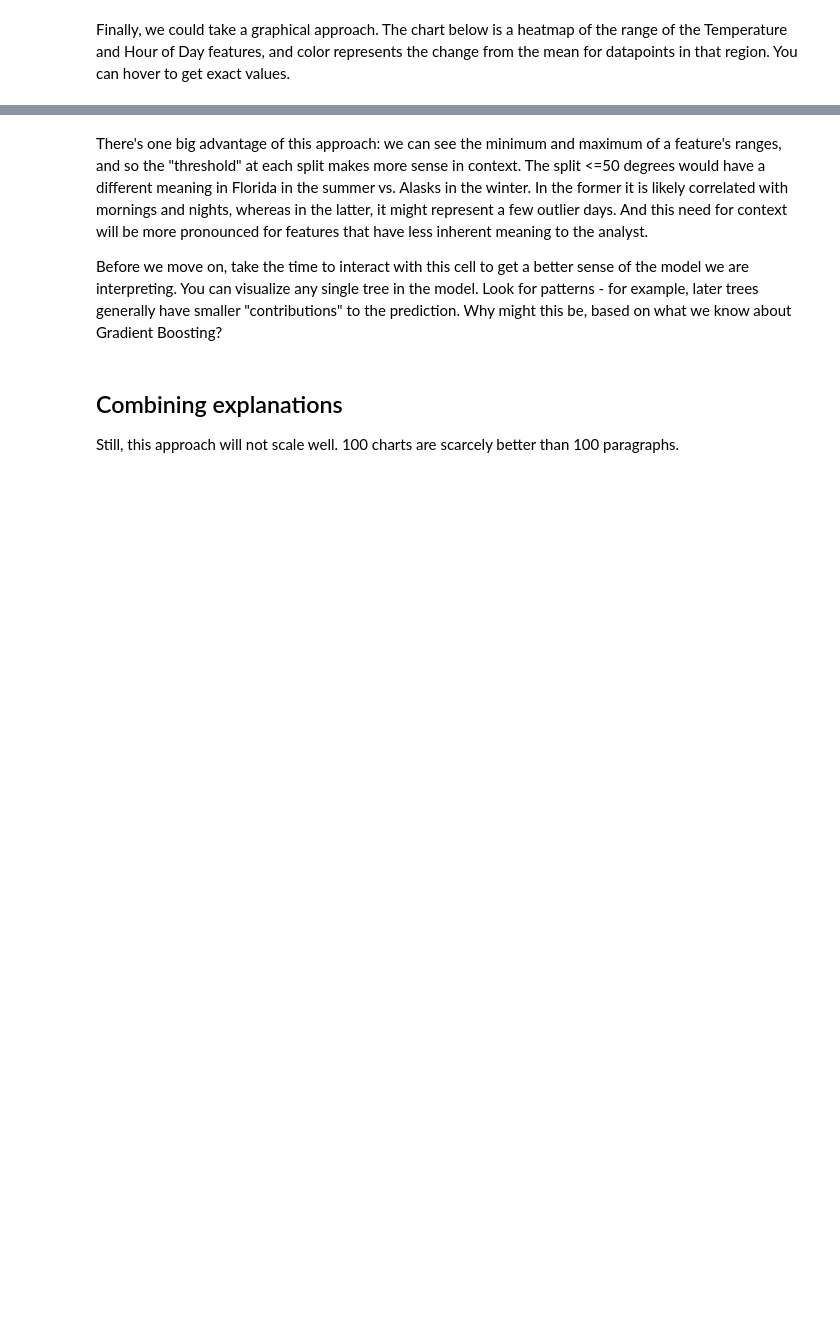
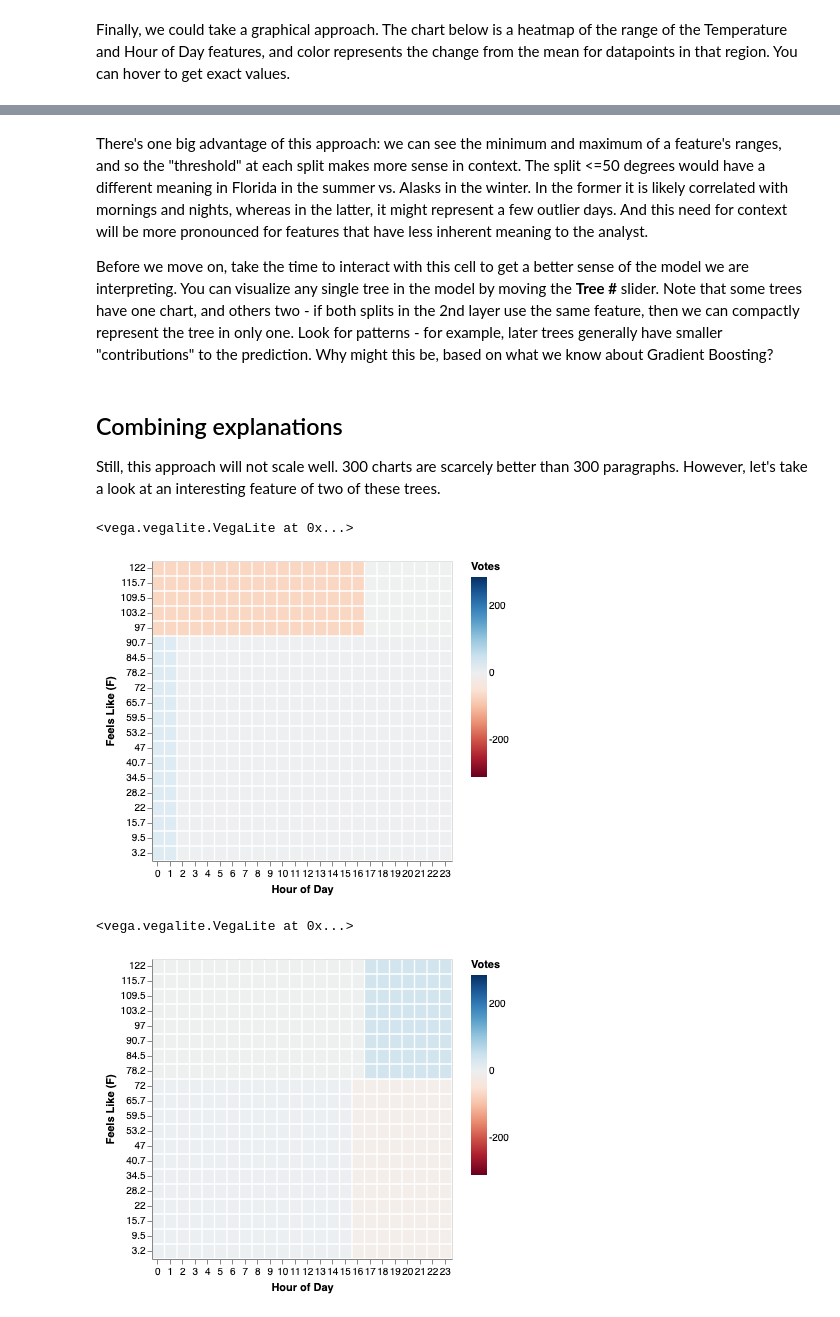
Before and after one commit to MattJBritton/ForestfortheTrees, a Jupyter notebook: developmentWorkbook.ipynb, the cells around one changed output, grey strips where cells are left out. Cells and saved outputs as stored; diff of their text form; code cells hidden in the pictures; blank space fills up the shorter version.

```diff
--- a/developmentWorkbook.ipynb
+++ b/developmentWorkbook.ipynb
@@ -1442,7 +1490,16 @@ display(ui, output)
 # %% [markdown]
 There's one big advantage of this approach: we can see the minimum and maximum of a feature's ranges, and so the "threshold" at each split makes more sense in context. The split <=50 degrees would have a different meaning in Florida in the summer vs. Alasks in the winter. In the former it is likely correlated with mornings and nights, whereas in the latter, it might represent a few outlier days. And this need for context will be more pronounced for features that have less inherent meaning to the analyst.
 
-Before we move on, take the time to interact with this cell to get a better sense of the model we are interpreting. You can visualize any single tree in the model. Look for patterns - for example, later trees generally have smaller "contributions" to the prediction. Why might this be, based on what we know about Gradient Boosting?
+Before we move on, take the time to interact with this cell to get a better sense of the model we are interpreting. You can visualize any single tree in the model by moving the __Tree #__ slider. Note that some trees have one chart, and others two - if both splits in the 2nd layer use the same feature, then we can compactly represent the tree in only one. Look for patterns - for example, later trees generally have smaller "contributions" to the prediction. Why might this be, based on what we know about Gradient Boosting?
 # %% [markdown]
 ## Combining explanations
-Still, this approach will not scale well. 100 charts are scarcely better than 100 paragraphs.
+Still, this approach will not scale well. 300 charts are scarcely better than 300 paragraphs. However, let's take a look at an interesting feature of two of these trees.
+# %%
+_ = f2t.visualize_estimator(8, print_function_text = False)
+_ = f2t.visualize_estimator(9, print_function_text = False)
+#TO DO pass parameter to catch display
+# %% [output]
+<vega.vegalite.VegaLite at 0x...>
+[figure, added]
+<vega.vegalite.VegaLite at 0x...>
+[figure, added]
```
Also changed, not shown: parts of 26 cells of this notebook.
